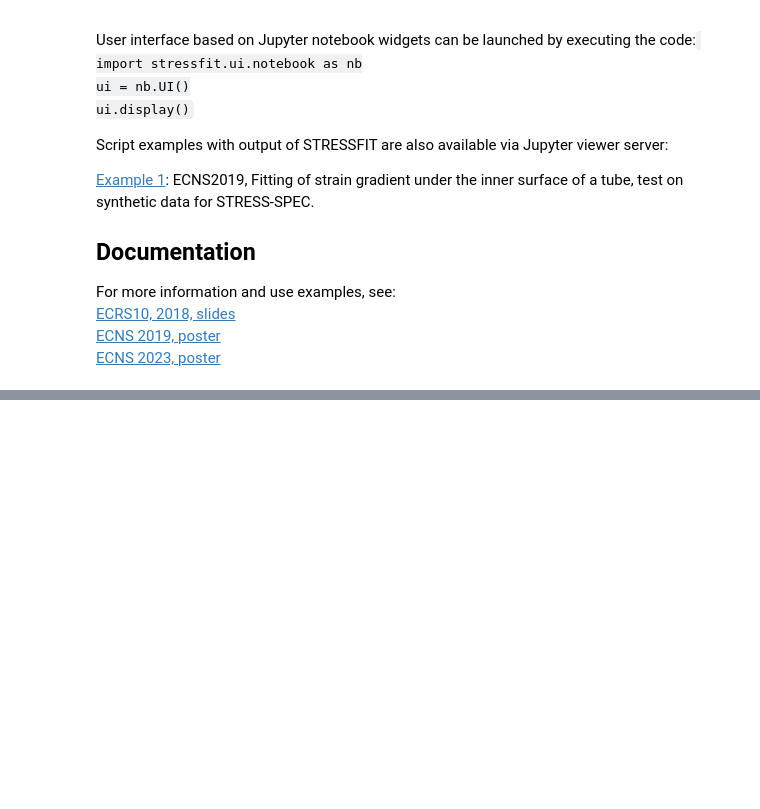
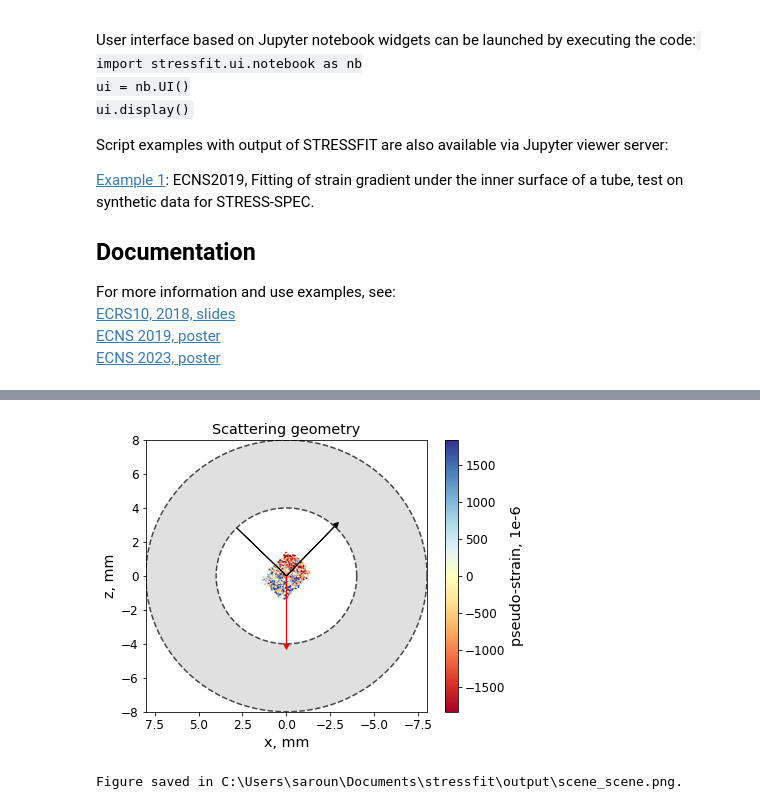
Before and after one commit to NPLtools/stressfit, a Jupyter notebook: stressfit_example1.ipynb, the cells around one changed output, grey strips where cells are left out. Drawn from its saved outputs; the diff is of its cells as text; code cells hidden in the pictures; blank space fills up the shorter version.

```diff
--- a/stressfit_example1.ipynb
+++ b/stressfit_example1.ipynb
@@ -224,0 +126,6 @@ comm.plot_scene(nev_plot, scan=scan['epsfile'], rang=scene_range, proj=scene_pro
+# %%
+# Define a tube-like sample
+# sref=0 means that the depth is measured from the outer surface ...
+shape_param = {'Rin':4.0, 'Rout':8.0, 'height':50.0, 'sref':1}
+# execute
+comm.set_shape(shapes.Tube, **shape_param)
@@ -224,0 +141,14 @@ comm.plot_scene(nev_plot, scan=scan['epsfile'], rang=scene_range, proj=scene_pro
+# %%
+"""Define scan geometry."""
+geom = {
+# Scan direction in sample coordinates (where the gauge moves)
+'scandir': [0., 0., -1.],
+# Sample orientation (Euler angles YXY) in deg
+'angles': [135, 0, 0],
+# Scan origin (encoder = 0) in sample coordinates
+'scanorig':[0, 0, 0],
+# Sample rotation centre (sample coordinates)
+'rotctr': [0, 0, 0]
+}
+# execute
+comm.set_geometry(geom)
@@ -224,0 +197,5 @@ comm.plot_scene(nev_plot, scan=scan['epsfile'], rang=scene_range, proj=scene_pro
+# %%
+comm.plot_scene(3000, filename='scene.png', rang=[16, 16], proj='xz')
+# %% [output]
+[figure, added]
+Figure saved in C:\Users\saroun\Documents\stressfit\output\scene_scene.png.
```
Also changed, not shown: parts of 38 cells of this notebook, 14 other files.
